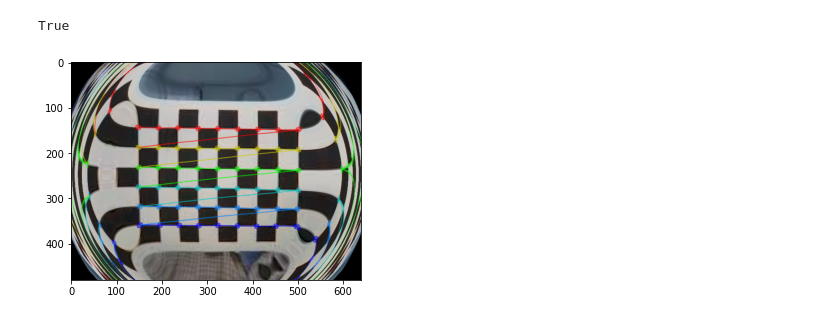
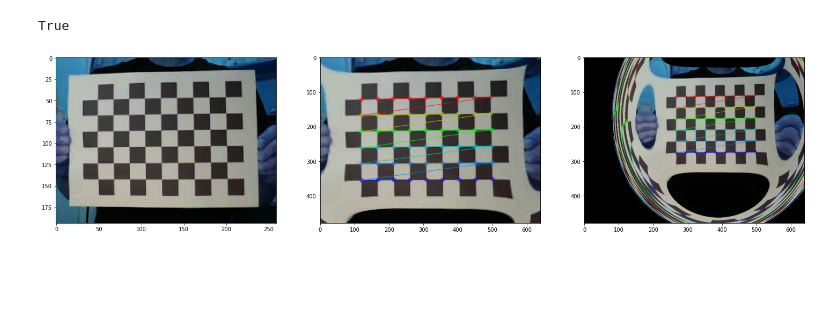
Before and after one commit to mckang6113875/AP_Test_OPEN, a Jupyter notebook: TEMP_Undistortion.ipynb, the cells around one changed output. Cells and saved outputs as stored; diff of their text form; code cells hidden in the pictures; blank space fills up the shorter version.

```diff
--- a/TEMP_Undistortion.ipynb
+++ b/TEMP_Undistortion.ipynb
@@ -30,37 +31,41 @@ objp = np.zeros((wc*hc,3), np.float32)
 objp[:, :2] = np.mgrid[0:wc, 0:hc].T.reshape(-1,2)
 
 objpoints = []
 imgpoints = []
 
-file = '/content/AP_Test_OPEN/ChessBoard_2.jpg'
+file = '/content/AP_Test_OPEN/ChessBoard_3.jpg'
 #dist_file =
-
+origin = cv2.imread(file)
 img = cv2.imread(file)
 _img = cv2.resize(img, dsize = (640, 480), interpolation = cv2.INTER_AREA)
 gray = cv2.cvtColor(_img, cv2.COLOR_BGR2GRAY)
 
 ret, corners = cv2.findChessboardCorners(gray, (wc, hc), None)
 print(ret)
 
 if ret == True:
     objpoints.append(objp)
 
     corners2 = cv2.cornerSubPix(gray, corners, (10,10), (-1, -1), criteria)
     imgpoints.append(corners2)
 
     img = cv2.drawChessboardCorners(_img, (wc, hc), corners2, ret)
 
     ret, mtx, dist,rvecs, tvecs = cv2.calibrateCamera(objpoints, imgpoints, gray.shape[::-1], None, None)
     h, w = img.shape[:2]
-    newcameramtx, roi = cv2.getOptimalNewCameraMatrix(mtx, dist, (w, h), -1)
+    newcameramtx, roi = cv2.getOptimalNewCameraMatrix(mtx, dist, (w, h), 1)
 
     dst = cv2.undistort(img, mtx, dist)
     dst2= cv2.undistort(img, mtx, dist, None, newcameramtx)
+    fig = plt.figure(figsize=(25, 10))
+    plt.subplot(131)
+    plt.imshow(origin)
+    plt.subplot(132)
     plt.imshow(dst)
-    #plt.imshow(dst2)
-    cv2.waitKey(0)
+    plt.subplot(133)
+    plt.imshow(dst2)
 
-cv2.destroyAllWindows()
+#cv2.destroyAllWindows()
 # %% [output]
 True
-[figure, old version]
+[figure, new version]
```
Also changed, not shown: parts of 2 cells of this notebook.
